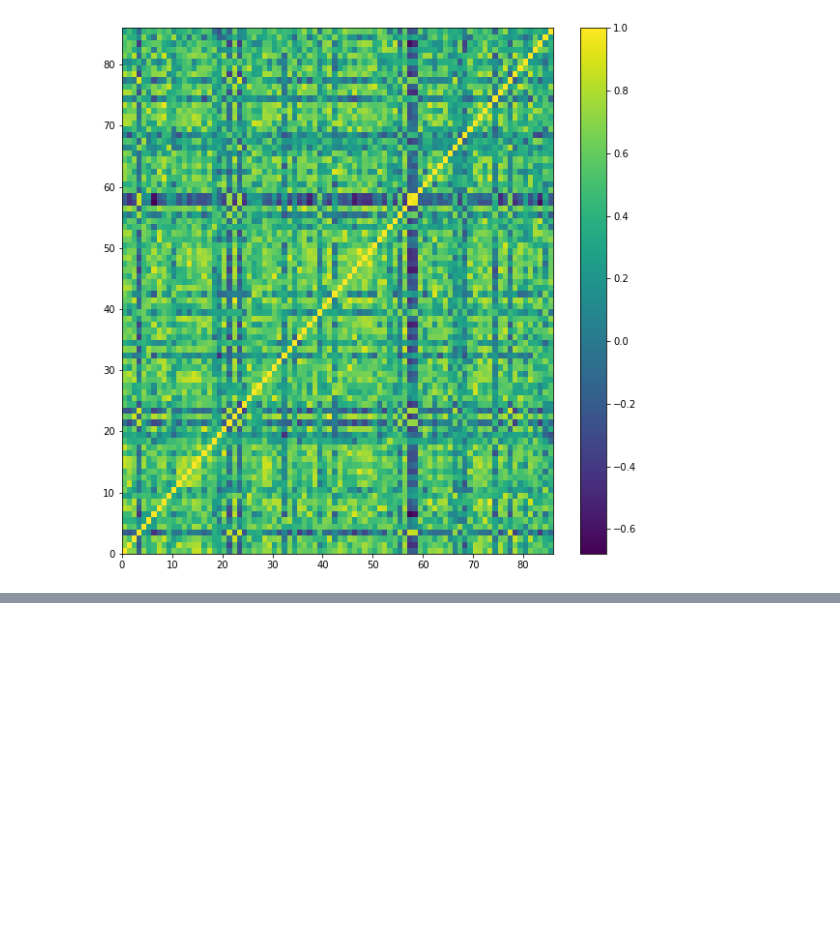
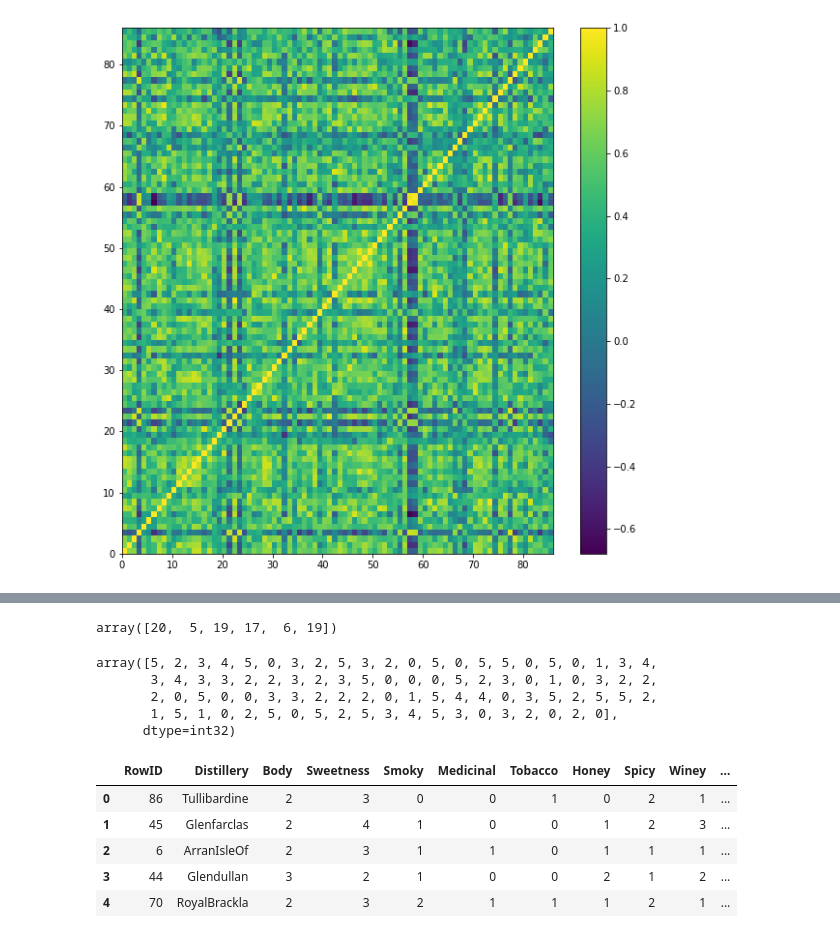
Before and after one commit to maharshi1/data_analysis, a Jupyter notebook: case-study-4_wine_and_whiskies_bokeh/main.ipynb, the cells around one changed output, grey strips where cells are left out. Drawn from its saved outputs; the diff is of its cells as text; code cells hidden in the pictures; blank space fills up the shorter version.

```diff
--- a/case-study-4_wine_and_whiskies_bokeh/main.ipynb
+++ b/case-study-4_wine_and_whiskies_bokeh/main.ipynb
@@ -124,0 +153,25 @@ plt.show()
+# %%
+np.sum(model.rows_, axis=1)
+# %% [output]
+array([20,  5, 19, 17,  6, 19])
+# %%
+model.row_labels_
+# %% [output]
+array([5, 2, 3, 4, 5, 0, 3, 2, 5, 3, 2, 0, 5, 0, 5, 5, 0, 5, 0, 1, 3, 4,
+       3, 4, 3, 3, 2, 2, 3, 2, 3, 5, 0, 0, 0, 5, 2, 3, 0, 1, 0, 3, 2, 2,
+       2, 0, 5, 0, 0, 3, 3, 2, 2, 2, 0, 1, 5, 4, 4, 0, 3, 5, 2, 5, 5, 2,
+       1, 5, 1, 0, 2, 5, 0, 5, 2, 5, 3, 4, 5, 3, 0, 3, 2, 0, 2, 0],
+      dtype=int32)
+# %%
+whisky['Group'] = pd.Series(model.row_labels_, index=whisky.index)
+# Reset inndex of DataFrame
+whisky = whisky.iloc[np.argsort(model.row_labels_)]
+whisky = whisky.reset_index(drop=True)
+whisky.head()
+# %% [output]
+|  | RowID | Distillery | Body | Sweetness | Smoky | Medicinal | Tobacco | Honey | Spicy | Winey | ... |
+| 0 | 86 | Tullibardine | 2 | 3 | 0 | 0 | 1 | 0 | 2 | 1 | ... |
+| 1 | 45 | Glenfarclas | 2 | 4 | 1 | 0 | 0 | 1 | 2 | 3 | ... |
+| 2 | 6 | ArranIsleOf | 2 | 3 | 1 | 1 | 0 | 1 | 1 | 1 | ... |
+| 3 | 44 | Glendullan | 3 | 2 | 1 | 0 | 0 | 2 | 1 | 2 | ... |
+| 4 | 70 | RoyalBrackla | 2 | 3 | 2 | 1 | 1 | 1 | 2 | 1 | ... |
```
Also changed, not shown: parts of 5 cells of this notebook, 4 other files.
